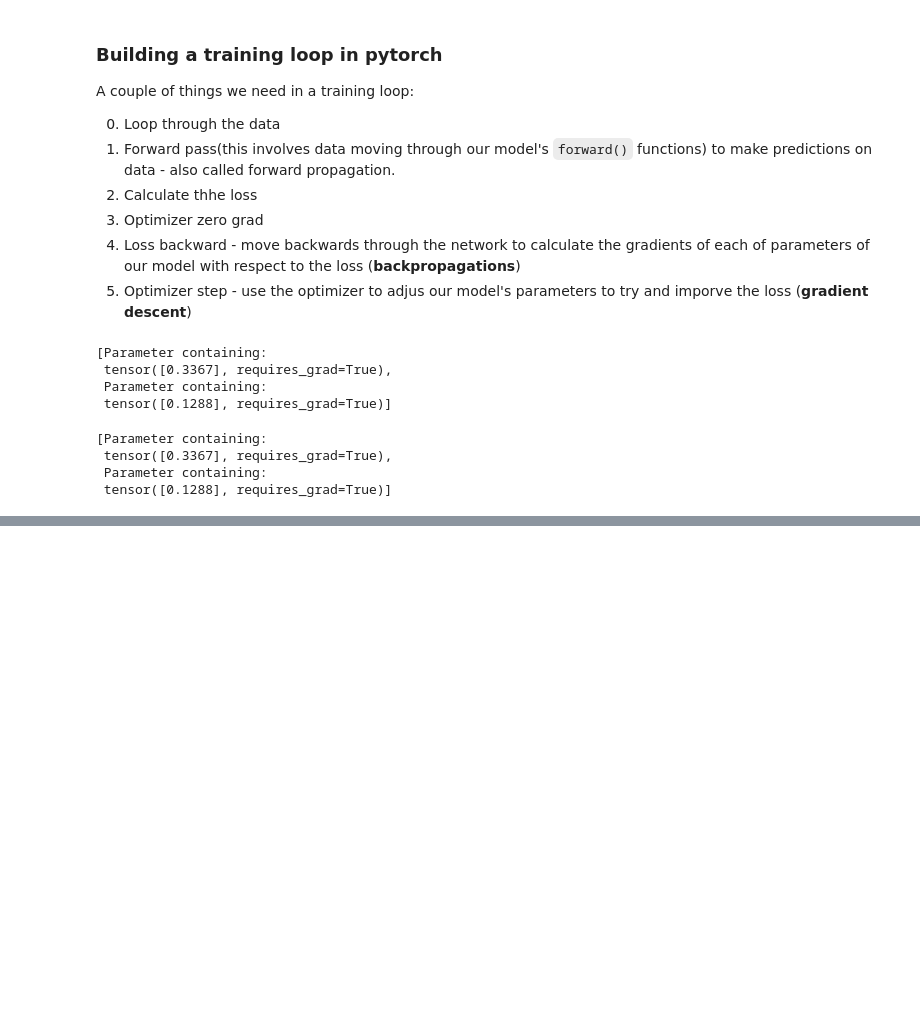
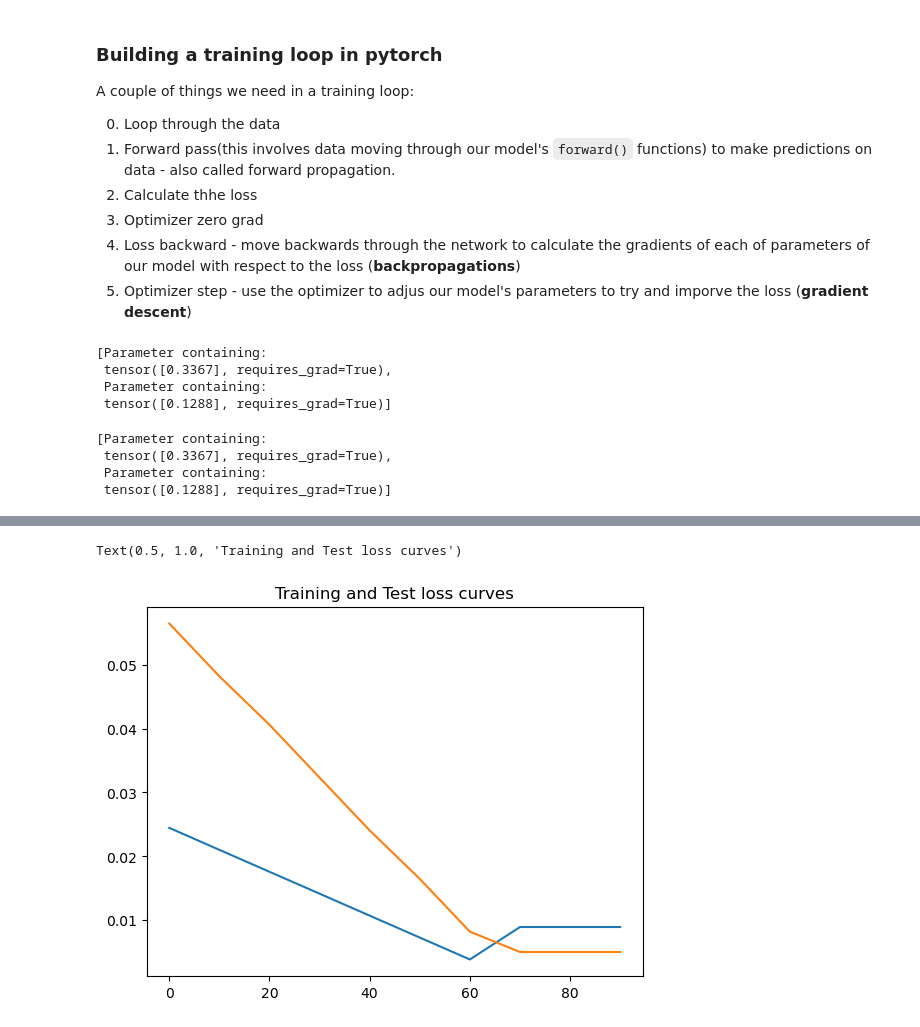
Before and after one commit to pjy0422/pytorch, a Jupyter notebook: pytorch_workflow.ipynb, the cells around one changed output, grey strips where cells are left out. Drawn from its saved outputs; the diff is of its cells as text; code cells hidden in the pictures; blank space fills up the shorter version.

```diff
--- a/pytorch_workflow.ipynb
+++ b/pytorch_workflow.ipynb
@@ -245,7 +245,7 @@ loss_fn = nn.L1Loss()
 
 optimizer = torch.optim.SGD(
     params = model_0.parameters(),
-    lr = 0.001
+    lr = 0.01
 )
 # %% [markdown]
 ### Building a training loop in pytorch
@@ -275,7 +275,13 @@ list(model_0.parameters())
 # %%
 # An epoch is one loop through the data
 
-epochs = 1
+epochs = 100
+
+# Track different values
+epoch_count = []
+train_loss_values = []
+test_loss_values = []
+
 
 # 0. Loop through the data
 for epoch in range(epochs):
@@ -287,5 +293,32 @@ for epoch in range(epochs):
 
     # 2. Calculate loss
     loss = loss_fn(y_pred,y_train)
+    #print(f"Loss: {loss}")
 
+    # 3. Optimizer zero grad
+    optimizer.zero_grad()
+
+    # 4. Perform backpropagation on the loss with respect to the parameters of the model
+    loss.backward()
+
+    # 5. Step the optimizer(perform gradient descent)
+    optimizer.step()
+
+    ### testing
     model_0.eval()
+    with torch.inference_mode():
+        # 1. Do the forward pass
+        test_pred = model_0(X_test)
+
+        # 2. Calculate the loss
+        test_loss = loss_fn(test_pred,y_test.type(torch.float))
+
+
+    # monitering
+    if(epoch%10==0):
+        epoch_count.append(epoch)
+        train_loss_values.append(loss.detach().numpy())
+        test_loss_values.append(test_loss.detach().numpy())
+        print(f"Epoch: {epoch} | Loss: {loss} | Test loss : {test_loss}")
+
+        print(model_0.state_dict())
@@ -291,0 +346,8 @@ for epoch in range(epochs):
+# %%
+#plot the loss curves
+plt.plot(epoch_count,train_loss_values,label = "Train loss")
+plt.plot(epoch_count,test_loss_values,label = "Test loss")
+plt.title("Training and Test loss curves")
+# %% [output]
+Text(0.5, 1.0, 'Training and Test loss curves')
+[figure, added]
```
Also changed, not shown: parts of 19 cells of this notebook, 2 other files.
